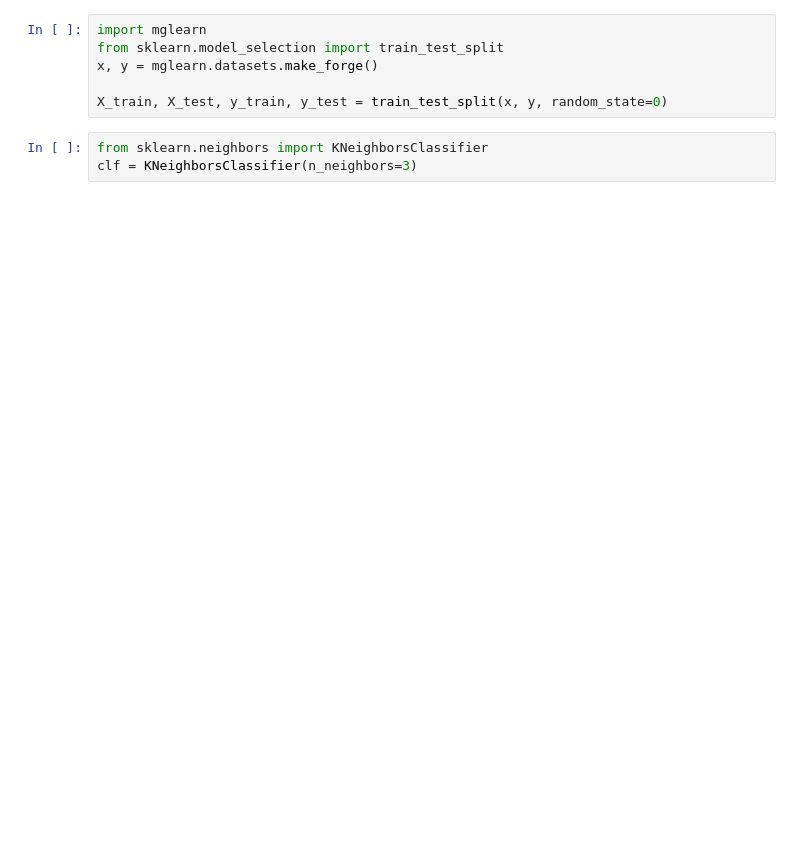
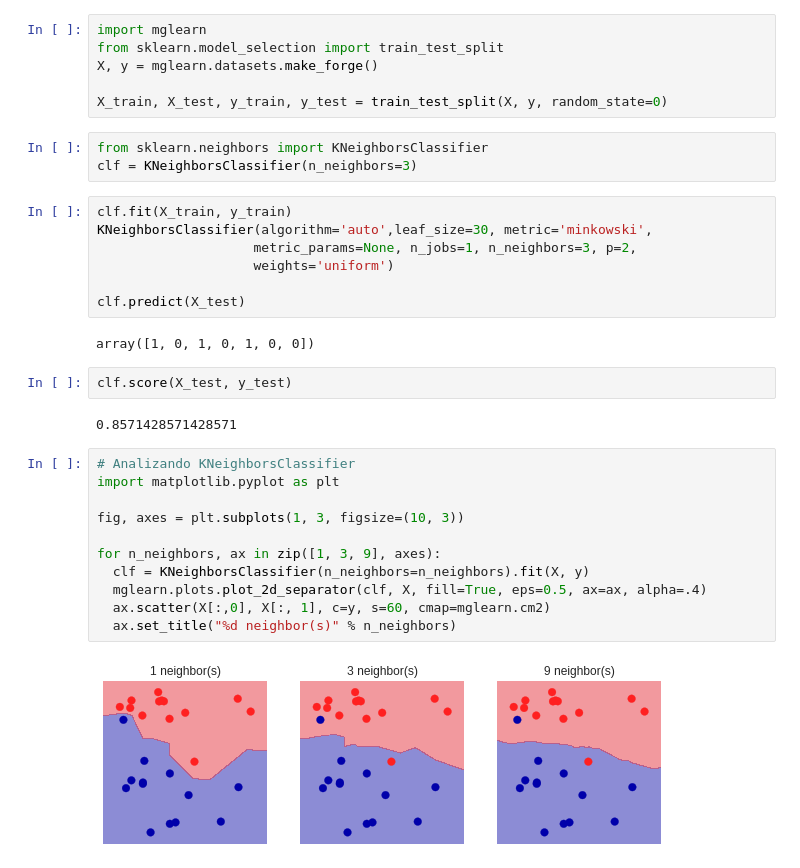
Before and after one commit to igrosny/libros, a Jupyter notebook: IMLP/Capitulo_2_Aprendizaje_automatico.ipynb, the cells around one changed output. Cells and saved outputs as stored; diff of their text form; blank space fills up the shorter version.

```diff
--- a/IMLP/Capitulo_2_Aprendizaje_automatico.ipynb
+++ b/IMLP/Capitulo_2_Aprendizaje_automatico.ipynb
@@ -67,9 +67,35 @@ array(['mean radius', 'mean texture', 'mean perimeter', 'mean area',
 # %%
 import mglearn
 from sklearn.model_selection import train_test_split
-x, y = mglearn.datasets.make_forge()
+X, y = mglearn.datasets.make_forge()
 
-X_train, X_test, y_train, y_test = train_test_split(x, y, random_state=0)
+X_train, X_test, y_train, y_test = train_test_split(X, y, random_state=0)
 # %%
 from sklearn.neighbors import KNeighborsClassifier
 clf = KNeighborsClassifier(n_neighbors=3)
+# %%
+clf.fit(X_train, y_train)
+KNeighborsClassifier(algorithm='auto',leaf_size=30, metric='minkowski',
+                    metric_params=None, n_jobs=1, n_neighbors=3, p=2,
+                    weights='uniform')
+
+clf.predict(X_test)
+# %% [output]
+array([1, 0, 1, 0, 1, 0, 0])
+# %%
+clf.score(X_test, y_test)
+# %% [output]
+0.8571428571428571
+# %%
+# Analizando KNeighborsClassifier
+import matplotlib.pyplot as plt
+
+fig, axes = plt.subplots(1, 3, figsize=(10, 3))
+
+for n_neighbors, ax in zip([1, 3, 9], axes):
+  clf = KNeighborsClassifier(n_neighbors=n_neighbors).fit(X, y)
+  mglearn.plots.plot_2d_separator(clf, X, fill=True, eps=0.5, ax=ax, alpha=.4)
+  ax.scatter(X[:,0], X[:, 1], c=y, s=60, cmap=mglearn.cm2)
+  ax.set_title("%d neighbor(s)" % n_neighbors)
+# %% [output]
+[figure, added]
```
Also changed, not shown: parts of 3 cells of this notebook.
